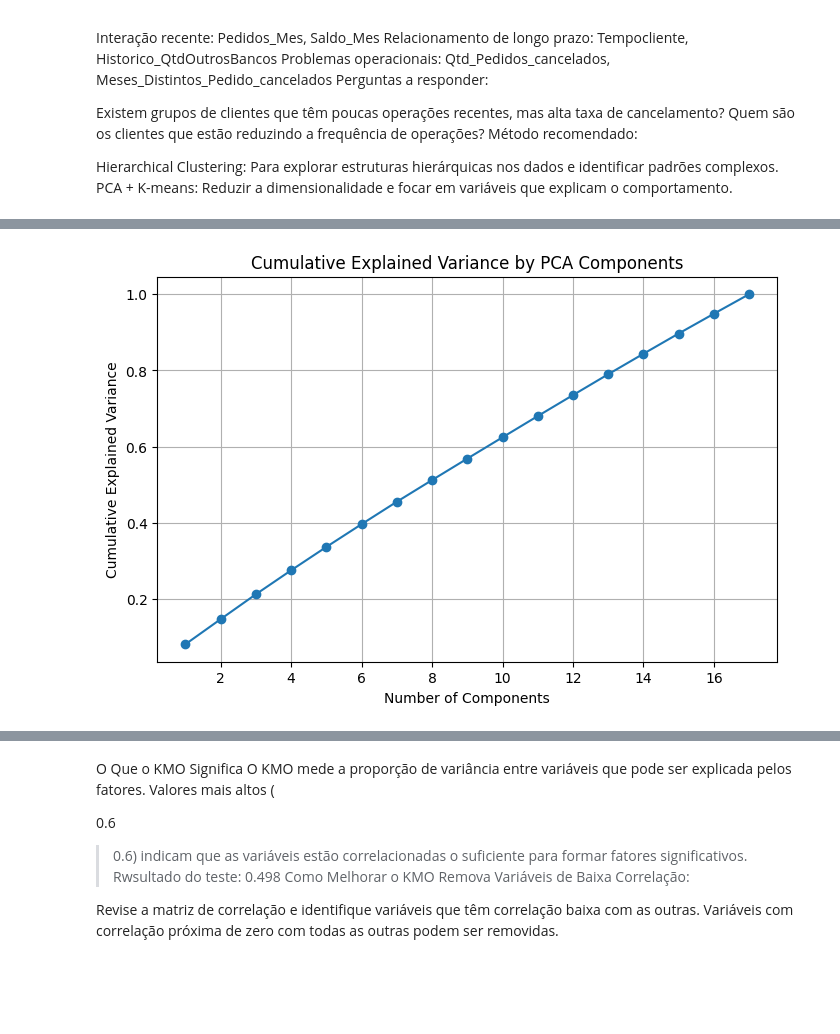
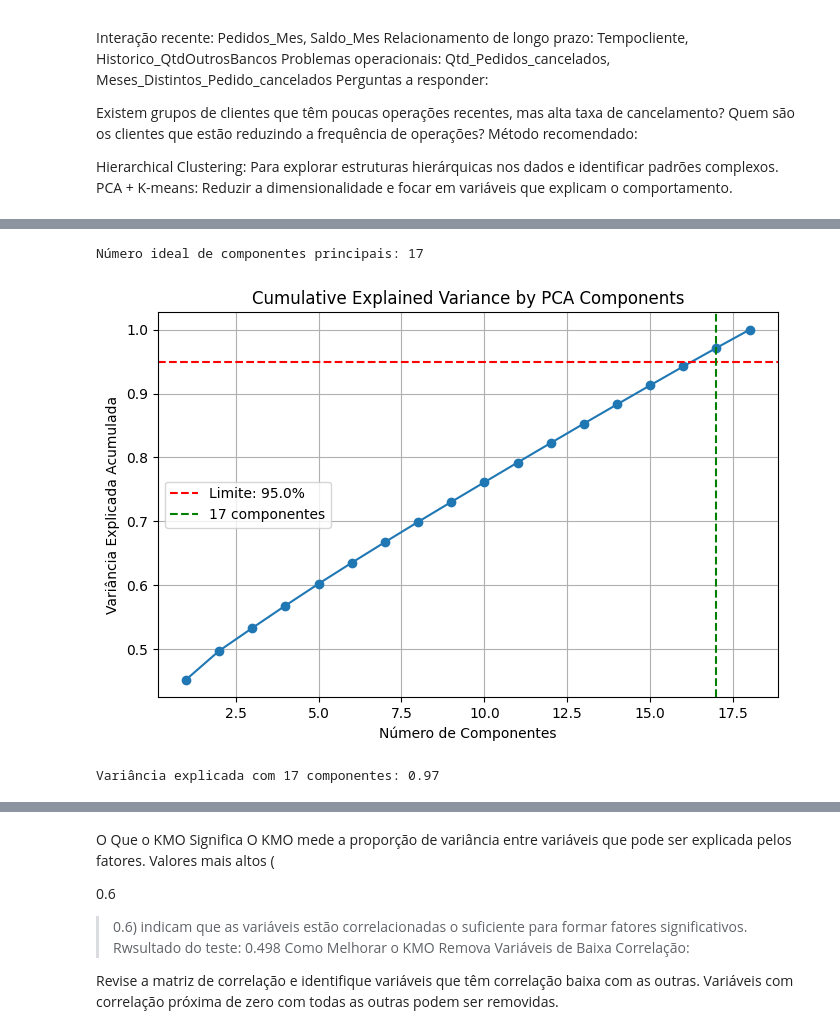
Before and after one commit to loadingerror/analise_fatorial, a Jupyter notebook: analise_fatorial_pca.ipynb, the cells around one changed output, grey strips where cells are left out. Drawn from its saved outputs; the diff is of its cells as text; code cells hidden in the pictures; blank space fills up the shorter version.

Commit message:
dados novos

```diff
--- a/analise_fatorial_pca.ipynb
+++ b/analise_fatorial_pca.ipynb
@@ -93,19 +132,12 @@ import matplotlib.pyplot as plt
 
 df = df_pd_cluster.copy()
 
-# Pré-processamento dos Dados
 
 quantitative_columns = [
-    'Cliente_CPF', 'Qtd_Op_em_cart', 'renda_cart', 'Qtd_12meses_Consig',
-       'VlrLiberado_12meses_Consig', 'Meses_Distintos_Consig', 'Pedidos',
-       'Pedidos_Mes', 'Meses_Distintos_Pedido', 'Qtd_Pedidos_cancelados',
-       'Meses_Distintos_Pedido_cancelados', 'Saldo_Gerado_cancelado',
-       'Saldo_Mes', 'Historico_QtdOutrosBancos', 'Saldo_Gerado_cancelado_Mes',
-       'SOW', 'Tempocliente']
+    'Cliente_ID', 'Qtd_Interacoes_Plataforma', 'Gasto_Total', 'Qtd_Compras_12meses',
+    'Valor_Compras_12meses', 'Meses_Compras', 'Qtd_Pedidos', 'Pedidos_Mensais',
+    'Meses_Atividade', 'Qtd_Pedidos_Devolvidos', 'Meses_Devolucoes', 'Valor_Devolvido',
+    'Gasto_Medio_Mensal', 'Qtd_Outros_Fornecedores', 'Valor_Devolvido_Mensal',
+    'Porcentagem_Engajamento', 'Tempo_Cliente']
 
 data = df[quantitative_columns]
-
-scaler = MinMaxScaler()
-data_scaled = scaler.fit_transform(data)
-
-data_scaled = pd.DataFrame(data_scaled, columns=quantitative_columns)
@@ -112,19 +157,36 @@ data_scaled = pd.DataFrame(data_scaled, columns=quantitative_columns)
 # %%
-### Análise de Componentes Principais (PCA)
+from sklearn.decomposition import PCA
+import numpy as np
+import matplotlib.pyplot as plt
+
+limite_variancia = 0.95
+
+# Ajustar PCA para calcular a variância explicada cumulativa
 pca = PCA()
 data_pca = pca.fit_transform(data_scaled)
-
 explained_variance_ratio = pca.explained_variance_ratio_
 
+cumulative_variance = np.cumsum(explained_variance_ratio)
+n_componentes_ideais = np.argmax(cumulative_variance >= limite_variancia) + 1
+
+print(f"Número ideal de componentes principais: {n_componentes_ideais}")
+
 plt.figure(figsize=(8, 5))
-plt.plot(range(1, len(explained_variance_ratio) + 1), np.cumsum(explained_variance_ratio), marker='o')
+plt.plot(range(1, len(explained_variance_ratio) + 1), cumulative_variance, marker='o')
+plt.axhline(y=limite_variancia, color='r', linestyle='--', label=f'Limite: {limite_variancia * 100}%')
+plt.axvline(x=n_componentes_ideais, color='g', linestyle='--', label=f'{n_componentes_ideais} componentes')
 plt.title('Cumulative Explained Variance by PCA Components')
-plt.xlabel('Number of Components')
-plt.ylabel('Cumulative Explained Variance')
+plt.xlabel('Número de Componentes')
+plt.ylabel('Variância Explicada Acumulada')
+plt.legend()
 plt.grid()
 plt.show()
 
-pca = PCA(n_components=2)
-data_pca_2d = pca.fit_transform(data_scaled)
+pca_final = PCA(n_components=n_componentes_ideais)
+data_pca_final = pca_final.fit_transform(data_scaled)
+
+print(f"Variância explicada com {n_componentes_ideais} componentes: {cumulative_variance[n_componentes_ideais - 1]:.2f}")
 # %% [output]
+Número ideal de componentes principais: 17
-[figure, old version]
+[figure, new version]
+Variância explicada com 17 componentes: 0.97
```
Also changed, not shown: parts of 13 cells of this notebook, 1 other file.
